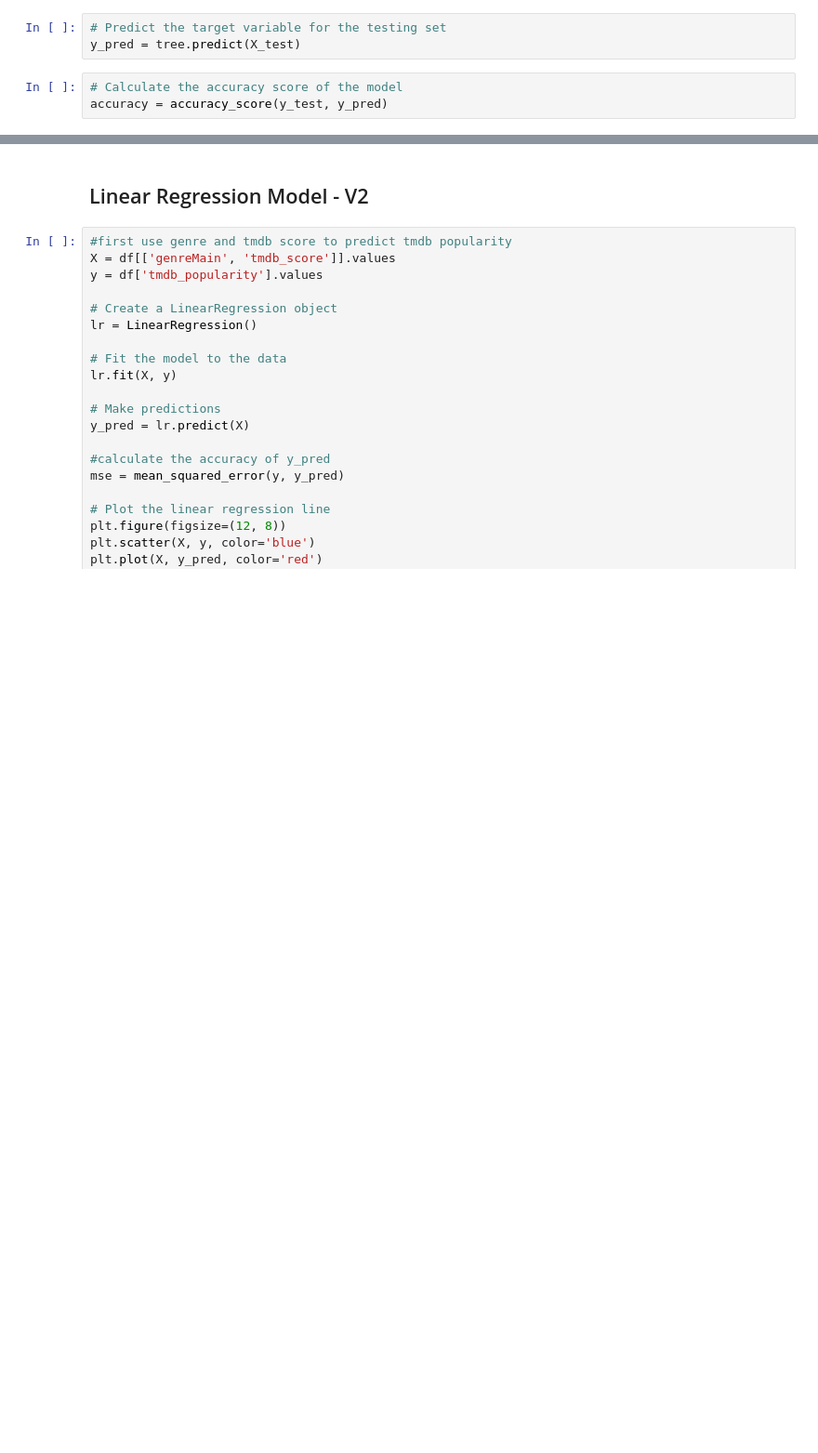
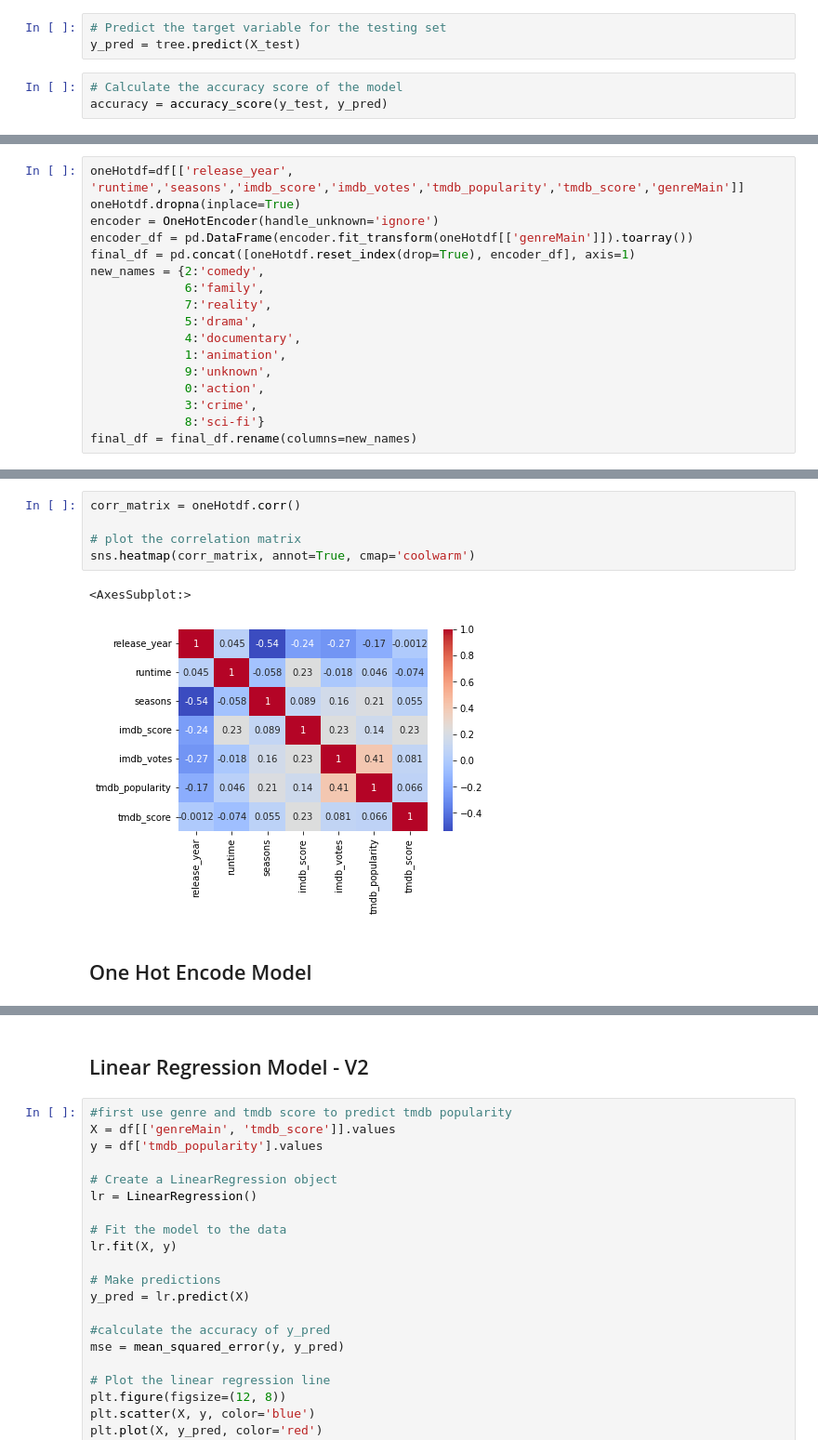
Before and after one commit to christianrhodes18/Netflix-Motivations, a Jupyter notebook: classTree.ipynb, the cells around one changed output, grey strips where cells are left out. Shown at 93% size. Cells and saved outputs as stored; diff of their text form; blank space fills up the shorter version.

```diff
--- a/classTree.ipynb
+++ b/classTree.ipynb
@@ -94,0 +117,17 @@ ModuleNotFoundError: No module named 'matplotlib_inline'
+# %%
+oneHotdf=df[['release_year', 'runtime','seasons','imdb_score','imdb_votes','tmdb_popularity','tmdb_score','genreMain']]
+oneHotdf.dropna(inplace=True)
+encoder = OneHotEncoder(handle_unknown='ignore')
+encoder_df = pd.DataFrame(encoder.fit_transform(oneHotdf[['genreMain']]).toarray())
+final_df = pd.concat([oneHotdf.reset_index(drop=True), encoder_df], axis=1)
+new_names = {2:'comedy',
+             6:'family',
+             7:'reality',
+             5:'drama',
+             4:'documentary',
+             1:'animation',
+             9:'unknown',
+             0:'action',
+             3:'crime',
+             8:'sci-fi'}
+final_df = final_df.rename(columns=new_names)
@@ -94,0 +150,10 @@ ModuleNotFoundError: No module named 'matplotlib_inline'
+# %%
+corr_matrix = oneHotdf.corr()
+
+# plot the correlation matrix
+sns.heatmap(corr_matrix, annot=True, cmap='coolwarm')
+# %% [output]
+<AxesSubplot:>
+[figure, added]
+# %% [markdown]
+## One Hot Encode Model
```
Also changed, not shown: parts of 17 cells of this notebook.
